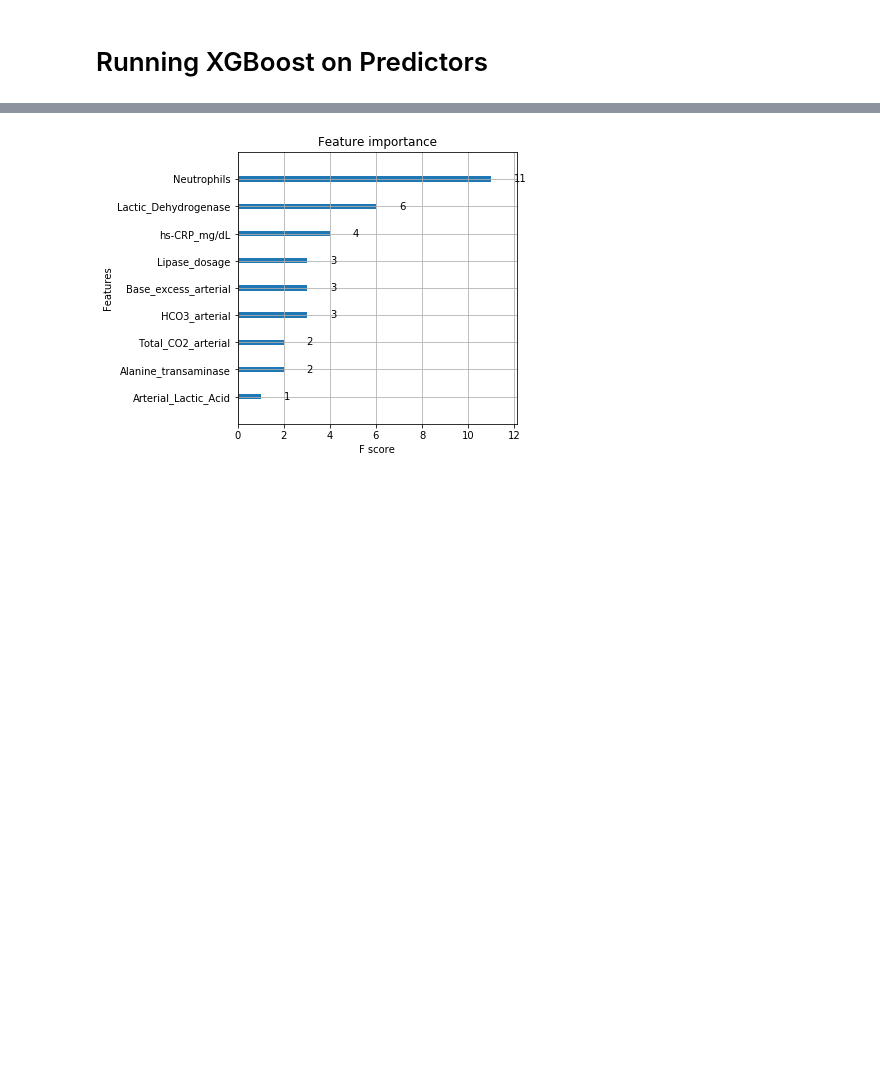
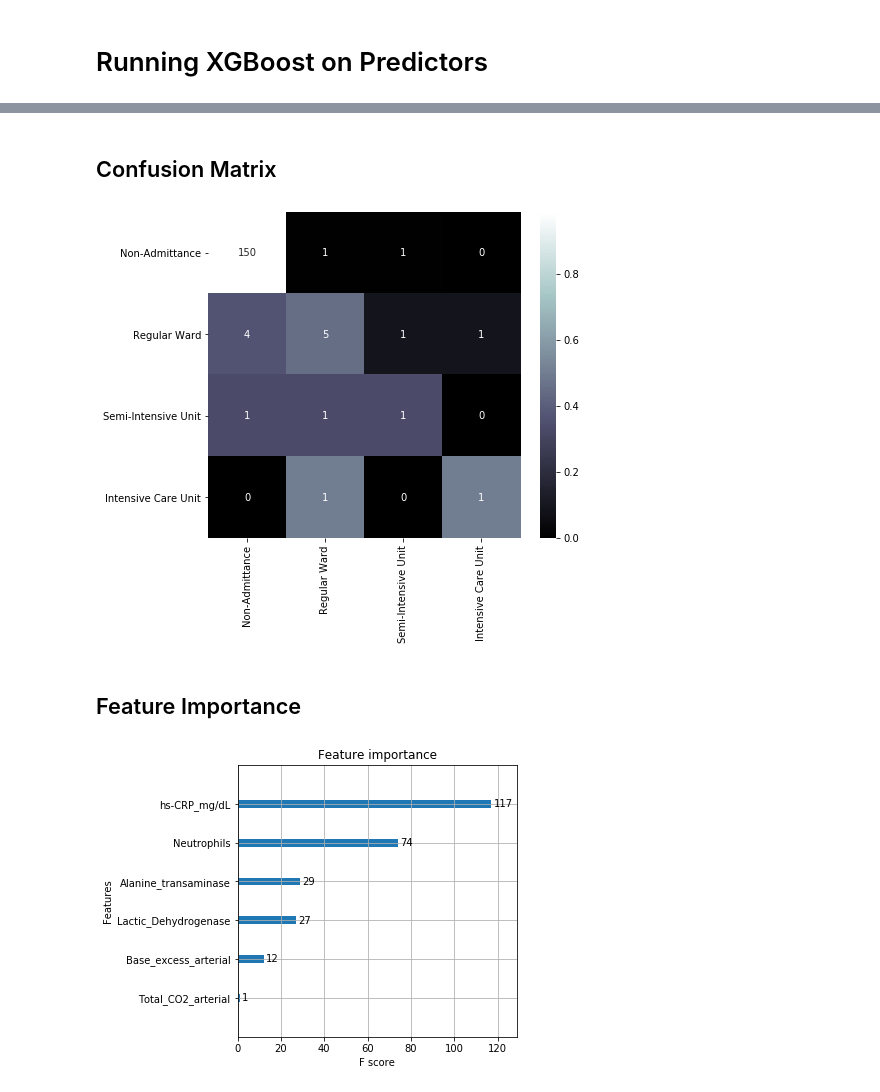
Before and after one commit to akchikkula111/cs8920S, a Jupyter notebook: XGBoost.ipynb, the cells around one changed output, grey strips where cells are left out. Cells and saved outputs as stored; diff of their text form; code cells hidden in the pictures; blank space fills up the shorter version.

```diff
--- a/XGBoost.ipynb
+++ b/XGBoost.ipynb
@@ -63,6 +92,30 @@ plt.show()
+# %% [markdown]
+## Confusion Matrix
+# %%
+from sklearn.metrics import confusion_matrix
+
+cm = confusion_matrix(y_test, pred)
+cm
+
+import seaborn as sns
+import matplotlib.pyplot as plt
+
+def plot_confusion_matrix(cm, classes, normalized=True, cmap='bone'):
+    plt.figure(figsize=[7, 6])
+    norm_cm = cm
+    if normalized:
+        norm_cm = cm.astype('float') / cm.sum(axis=1)[:, np.newaxis]
+        sns.heatmap(norm_cm, annot=cm, fmt='g', xticklabels=classes, yticklabels=classes, cmap=cmap)
+        plt.savefig('confusion-matrix.png')
+
+plot_confusion_matrix(cm, ['Non-Admittance', 'Regular Ward', 'Semi-Intensive Unit', 'Intensive Care Unit'])
+# %% [output]
+[figure, added]
+# %% [markdown]
+## Feature Importance
 # %%
-xgb.plot_importance(xg_reg)
+xgb.plot_importance(bst)
 plt.rcParams['figure.figsize'] = [5, 5]
 plt.show()
 # %% [output]
-[figure, old version]
+[figure, new version]
```
Also changed, not shown: parts of 20 cells of this notebook.
